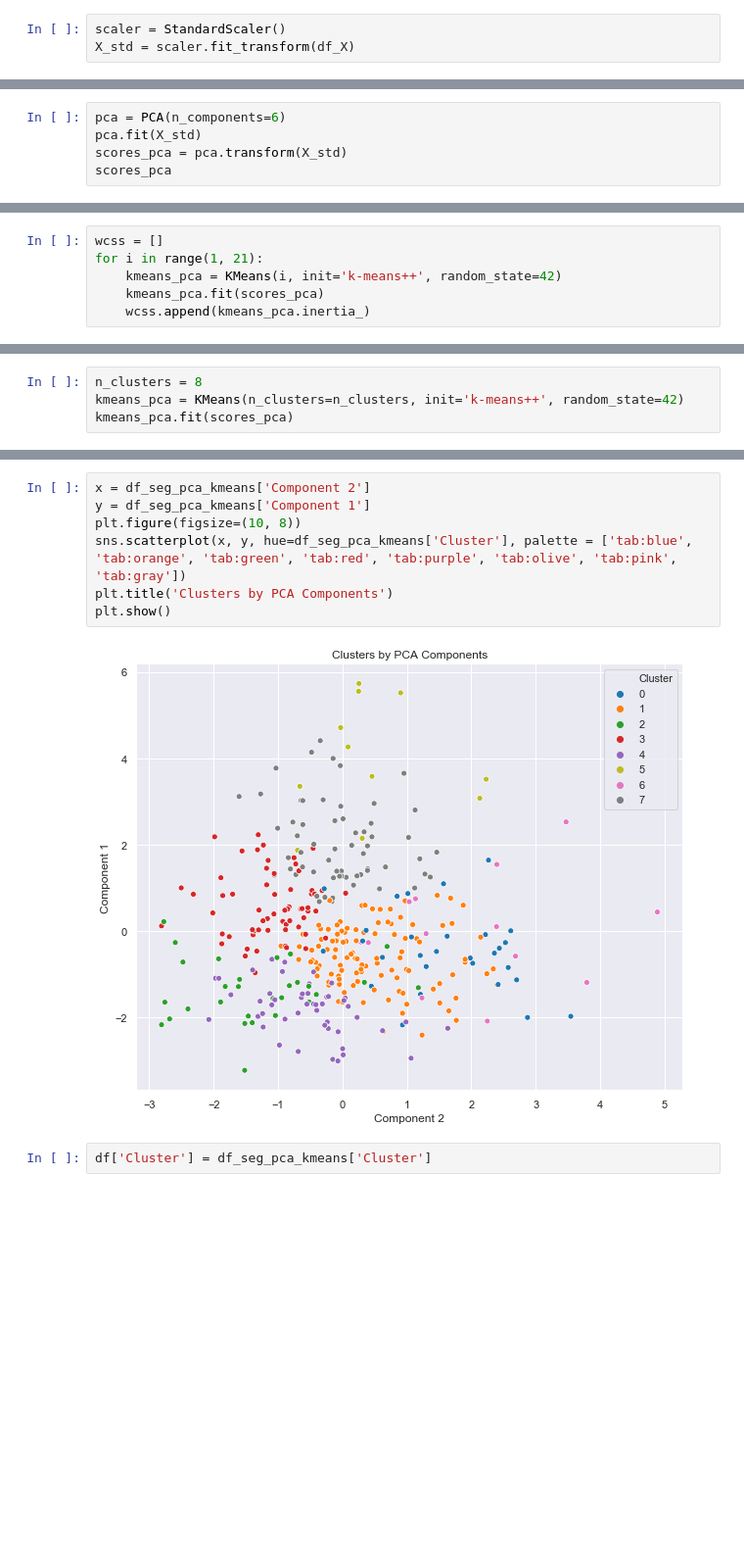
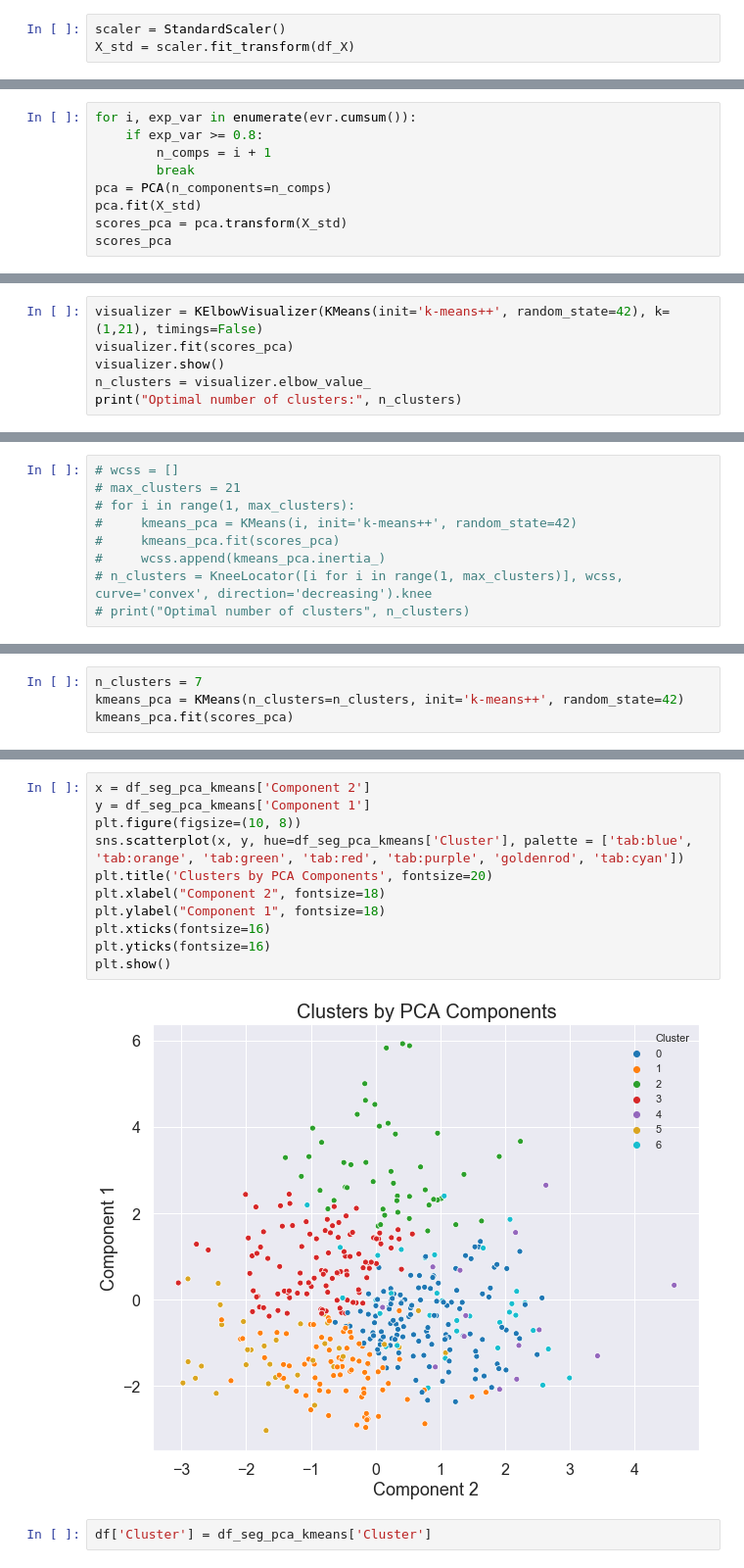
Before and after one commit to sejaldua/music-clustering, a Jupyter notebook: notebook.ipynb, the cells around one changed output, grey strips where cells are left out. Shown: that part at 98% size. Saved outputs shown, nothing was run; the diff lists cells and outputs as text; blank space fills up the shorter version.

```diff
--- a/notebook.ipynb
+++ b/notebook.ipynb
@@ -135,5 +138,9 @@ Text(0, 0.5, 'Cumulative Explained Variance')
 # %%
-pca = PCA(n_components=6)
+for i, exp_var in enumerate(evr.cumsum()):
+    if exp_var >= 0.8:
+        n_comps = i + 1
+        break
+pca = PCA(n_components=n_comps)
 pca.fit(X_std)
 scores_pca = pca.transform(X_std)
 scores_pca
@@ -153,0 +161,6 @@ array([[-0.96306731, -1.35610916,  0.83181142,  0.15042731, -0.79909651,
+# %%
+visualizer = KElbowVisualizer(KMeans(init='k-means++', random_state=42), k=(1,21), timings=False)
+visualizer.fit(scores_pca)
+visualizer.show()
+n_clusters = visualizer.elbow_value_
+print("Optimal number of clusters:", n_clusters)
@@ -154,7 +170,10 @@ array([[-0.96306731, -1.35610916,  0.83181142,  0.15042731, -0.79909651,
 # %%
-wcss = []
-for i in range(1, 21):
-    kmeans_pca = KMeans(i, init='k-means++', random_state=42)
-    kmeans_pca.fit(scores_pca)
-    wcss.append(kmeans_pca.inertia_)
+# wcss = []
+# max_clusters = 21
+# for i in range(1, max_clusters):
+#     kmeans_pca = KMeans(i, init='k-means++', random_state=42)
+#     kmeans_pca.fit(scores_pca)
+#     wcss.append(kmeans_pca.inertia_)
+# n_clusters = KneeLocator([i for i in range(1, max_clusters)], wcss, curve='convex', direction='decreasing').knee
+# print("Optimal number of clusters", n_clusters)
 # %%
@@ -169,5 +191,5 @@ plt.show()
 # %%
-n_clusters = 8
+n_clusters = 7
 kmeans_pca = KMeans(n_clusters=n_clusters, init='k-means++', random_state=42)
 kmeans_pca.fit(scores_pca)
 # %% [output]
@@ -189,12 +209,16 @@ df_seg_pca_kmeans.head()
 # %%
 x = df_seg_pca_kmeans['Component 2']
 y = df_seg_pca_kmeans['Component 1']
 plt.figure(figsize=(10, 8))
-sns.scatterplot(x, y, hue=df_seg_pca_kmeans['Cluster'], palette = ['tab:blue', 'tab:orange', 'tab:green', 'tab:red', 'tab:purple', 'tab:olive', 'tab:pink', 'tab:gray'])
-plt.title('Clusters by PCA Components')
+sns.scatterplot(x, y, hue=df_seg_pca_kmeans['Cluster'], palette = ['tab:blue', 'tab:orange', 'tab:green', 'tab:red', 'tab:purple', 'goldenrod', 'tab:cyan'])
+plt.title('Clusters by PCA Components', fontsize=20)
+plt.xlabel("Component 2", fontsize=18)
+plt.ylabel("Component 1", fontsize=18)
+plt.xticks(fontsize=16)
+plt.yticks(fontsize=16)
 plt.show()
 # %% [output]
-[figure, old version]
+[figure, new version]
 # %%
 df['Cluster'] = df_seg_pca_kmeans['Cluster']
 # %%
```
Also changed, not shown: parts of 10 cells of this notebook, 3 other files.
